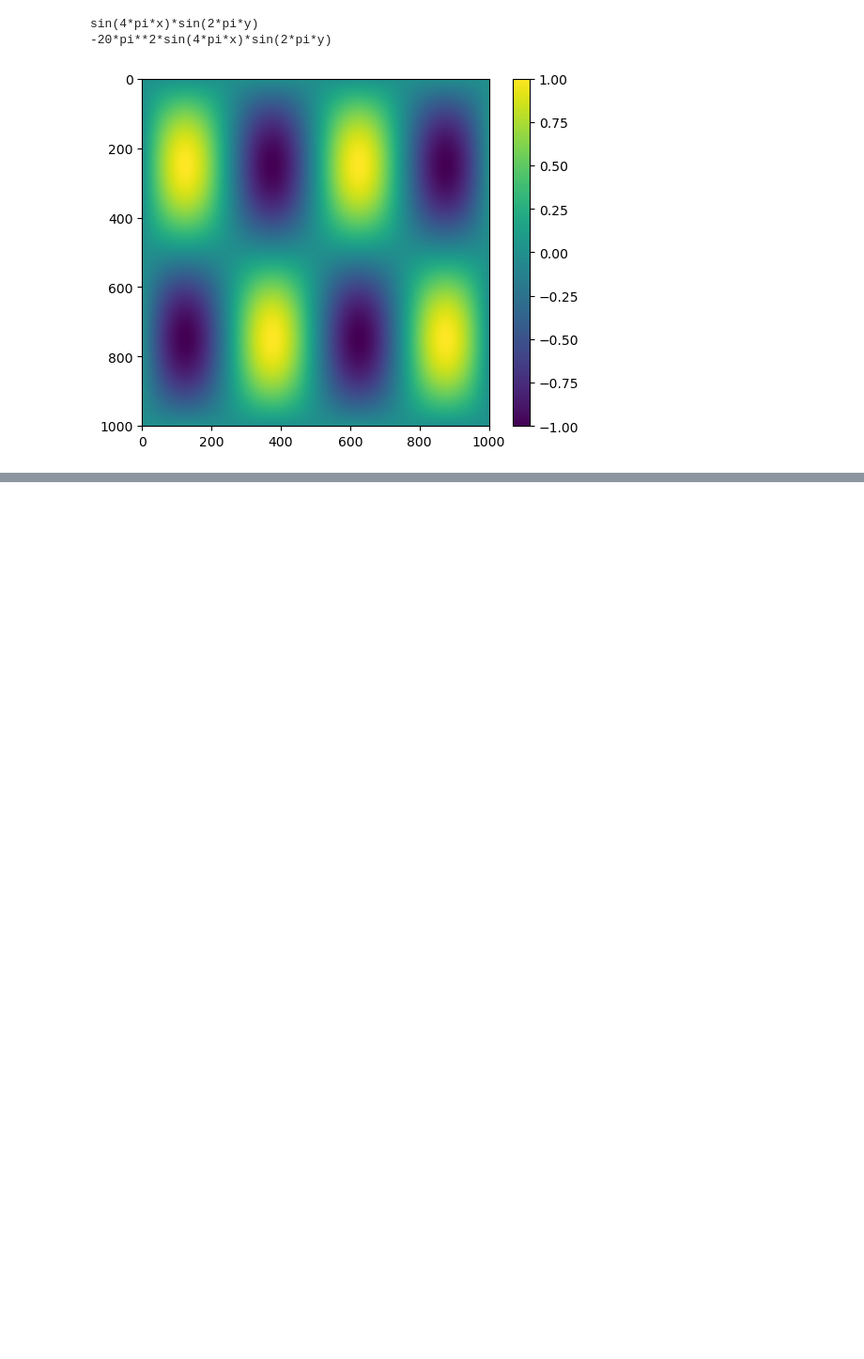
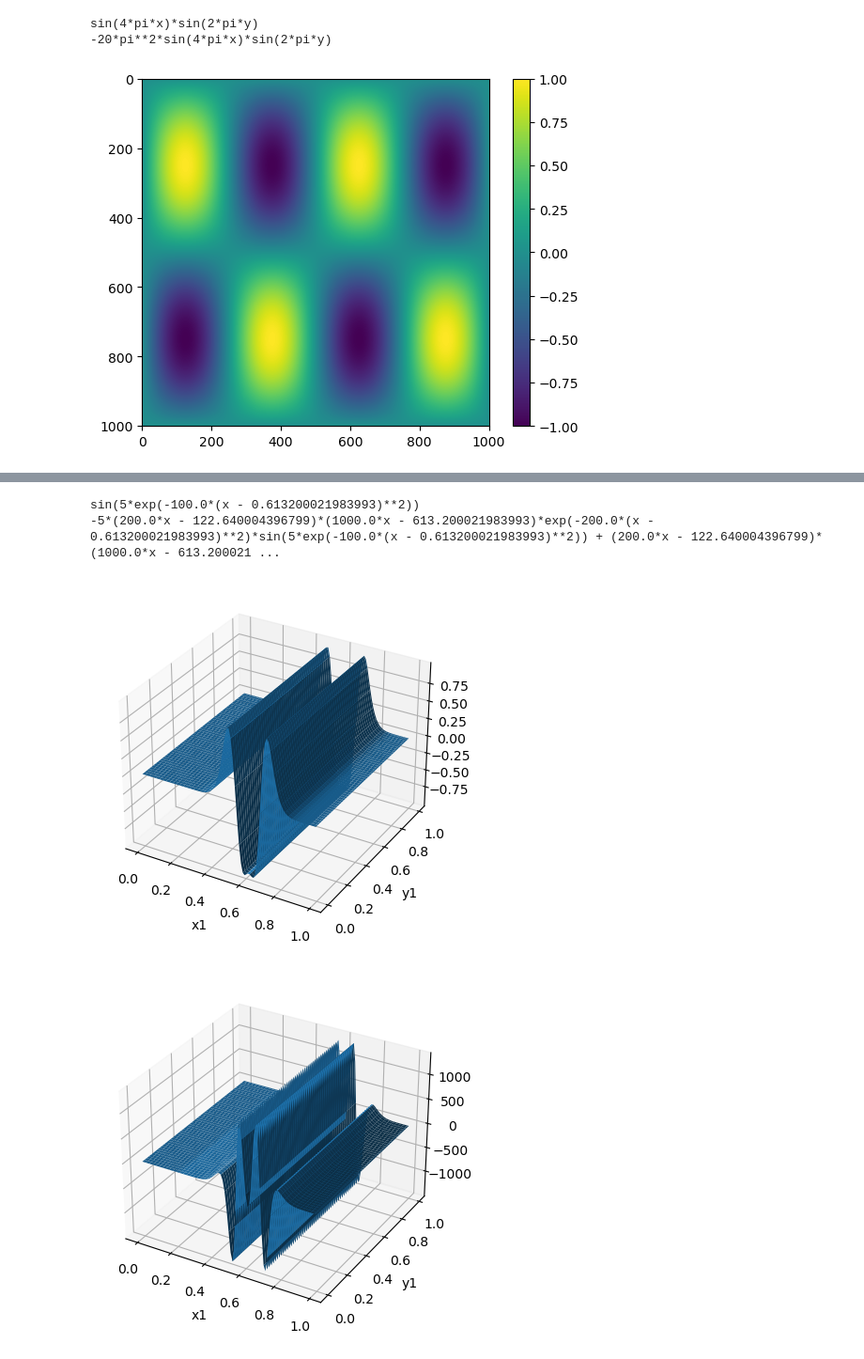
Before and after one commit to TheoBourdais/ModelAggregation, a Jupyter notebook: AggregatePDESolvers/gaussian_pde_solve.ipynb, the cells around one changed output, grey strips where cells are left out. Shown at 94% size. Cells and saved outputs as stored; diff of their text form; code cells hidden in the pictures; blank space fills up the shorter version.

```diff
--- a/AggregatePDESolvers/gaussian_pde_solve.ipynb
+++ b/AggregatePDESolvers/gaussian_pde_solve.ipynb
@@ -77,0 +123,41 @@ for sol in sols:
+# %%
+def vec(theta):
+    return np.array([np.cos(theta),np.sin(theta)])
+dir=vec(np.random.rand()*2*np.pi)
+dir=vec(2*np.pi/4)
+point=np.random.rand(2)
+#point=np.array([0.5,0.5])
+# %%
+#create a symbolic function u, compute its laplacian and use this as the right hand side
+x,y=sympy.symbols('x y')
+
+type1=(1+5/(1+sympy.exp(-10*(x*dir[0]+y*dir[1]-0.5))))*(5+sympy.sin(4*sympy.pi*(x*dir[1]-y*dir[0])))
+
+moving_spike=sympy.sin(5*sympy.exp(-((x-point[0])**2+(y-point[1])**2)/0.01))
+pos=0.05
+coeff=200
+block=1/(1+sympy.exp(-coeff*(x-pos)))*1/(1+sympy.exp(-coeff*(y-pos)))*1/(1+sympy.exp(coeff*(x-(1-pos))))*1/(1+sympy.exp(coeff*(y-(1-pos))))
+left_side_step=1/(1+sympy.exp(-coeff*(x-pos)))*1/(1+sympy.exp(-coeff*(y-pos)))*1/(1+sympy.exp(coeff*(x-(0.3))))*1/(1+sympy.exp(coeff*(y-(1-pos))))
+u=sympy.sin(5*sympy.exp(-((x-point[0])**2)/0.01))
+#u=sin(2*sympy.pi*x*sympy.exp(3*sin(pi*x)))*sin(4*pi*sin(pi*y))
+#u=sin(pi*x)*sin(pi*y)
+freq_coeff=2
+#u=sin((exp(freq_coeff*sin(pi*x))-1))*sin((exp(freq_coeff*sin(pi*y))-1))
+
+print(u)
+uxx=sympy.diff(u,x,x)
+uyy=sympy.diff(u,y,y)
+print(uxx+uyy)
+uxx=sympy.lambdify((x,y),uxx,'numpy')
+u=sympy.lambdify((x,y),u,'numpy')
+uyy=sympy.lambdify((x,y),uyy,'numpy')
+
+f=lambda x: uxx(x[0],x[1])+uyy(x[0],x[1])
+
+fig = plot_function(u)
+fig2=plot_function(lambda x,y:f((x,y)))
+# %% [output]
+sin(5*exp(-100.0*(x - 0.613200021983993)**2))
+-5*(200.0*x - 122.640004396799)*(1000.0*x - 613.200021983993)*exp(-200.0*(x - 0.613200021983993)**2)*sin(5*exp(-100.0*(x - 0.613200021983993)**2)) + (200.0*x - 122.640004396799)*(1000.0*x - 613.200021 ...
+[figure, added]
+[figure, added]
```
Also changed, not shown: parts of 44 cells of this notebook.
